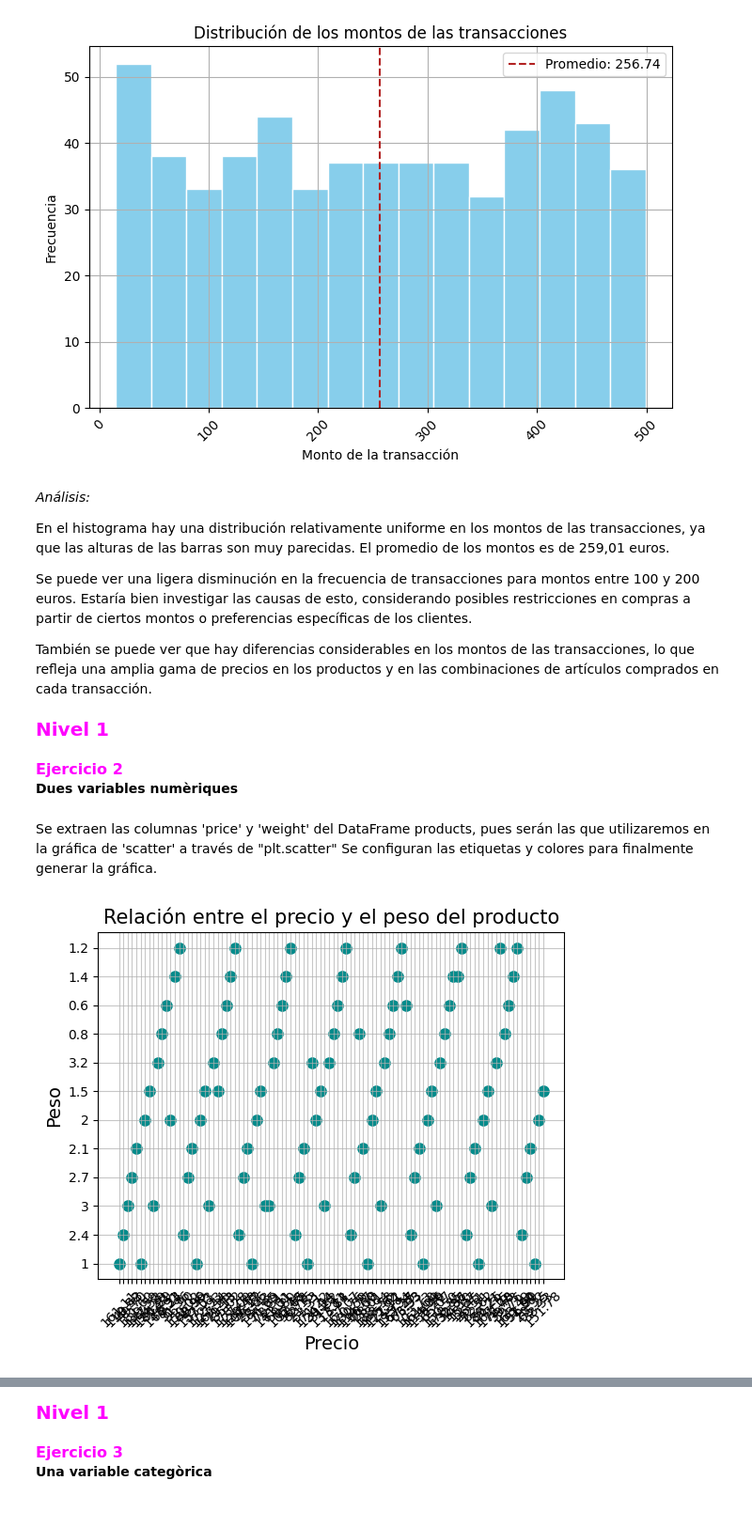
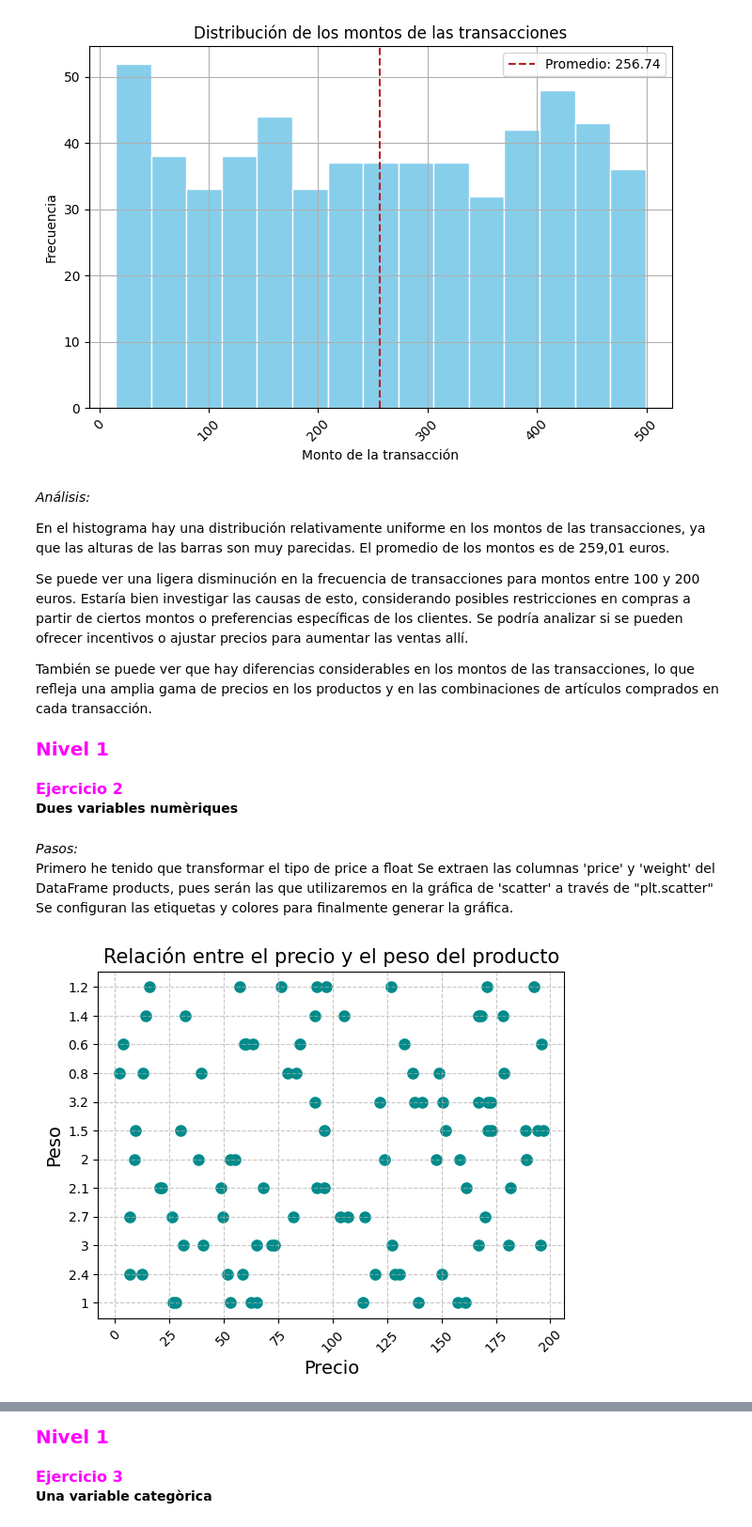
Before and after one commit to Nathalia-GM2912/Data_Analytics_2024, a Jupyter notebook: Sprint_8_Python/Sprint_8.01.ipynb, the cells around one changed output, grey strips where cells are left out. Shown: that part at 94% size. Cells and saved outputs as stored; diff of their text form; code cells hidden in the pictures.

```diff
--- a/Sprint_8_Python/Sprint_8.01.ipynb
+++ b/Sprint_8_Python/Sprint_8.01.ipynb
@@ -256,7 +257,7 @@ plt.show()
 
 En el histograma hay una distribución relativamente uniforme en los montos de las transacciones, ya que las alturas de las barras son muy parecidas. El promedio de los montos es de 259,01 euros.
 
-Se puede ver una ligera disminución en la frecuencia de transacciones para montos entre 100 y 200 euros. Estaría bien investigar las causas de esto, considerando posibles restricciones en compras a partir de ciertos montos o preferencias específicas de los clientes.
+Se puede ver una ligera disminución en la frecuencia de transacciones para montos entre 100 y 200 euros. Estaría bien investigar las causas de esto, considerando posibles restricciones en compras a partir de ciertos montos o preferencias específicas de los clientes. Se podría analizar si se pueden ofrecer incentivos o ajustar precios para aumentar las ventas allí.
 
 También se puede ver que hay diferencias considerables en los montos de las transacciones, lo que refleja una amplia gama de precios en los productos y en las combinaciones de artículos comprados en cada transacción.
 # %% [markdown]
@@ -270,21 +271,25 @@ También se puede ver que hay diferencias considerables en los montos de las tra
 
 **Dues variables numèriques**
 # %% [markdown]
+*Pasos:*
+Primero he tenido que transformar el tipo de price a float
 Se extraen las columnas 'price' y 'weight' del DataFrame products, pues serán las que utilizaremos en la gráfica de 'scatter' a través de "plt.scatter"
 Se configuran las etiquetas y colores para finalmente generar la gráfica.
 # %%
+df_products['price'] = df_products['price'].astype(float)
+
 price = df_products['price']
 weight = df_products['weight']
 
 plt.scatter(x=price, y=weight, color='darkcyan', s=65)
 
 plt.xlabel('Precio', fontsize=14)
 plt.ylabel('Peso', fontsize=14)
 plt.title("Relación entre el precio y el peso del producto", fontsize=15)
 
-plt.grid(True, alpha=0.7)
+plt.grid(True, linestyle='--', alpha=0.7)
 plt.xticks(rotation=45, ha='center')
 
 plt.show()
 # %% [output]
-[figure, old version]
+[figure, new version]
```
Also changed, not shown: parts of 5 cells of this notebook.
